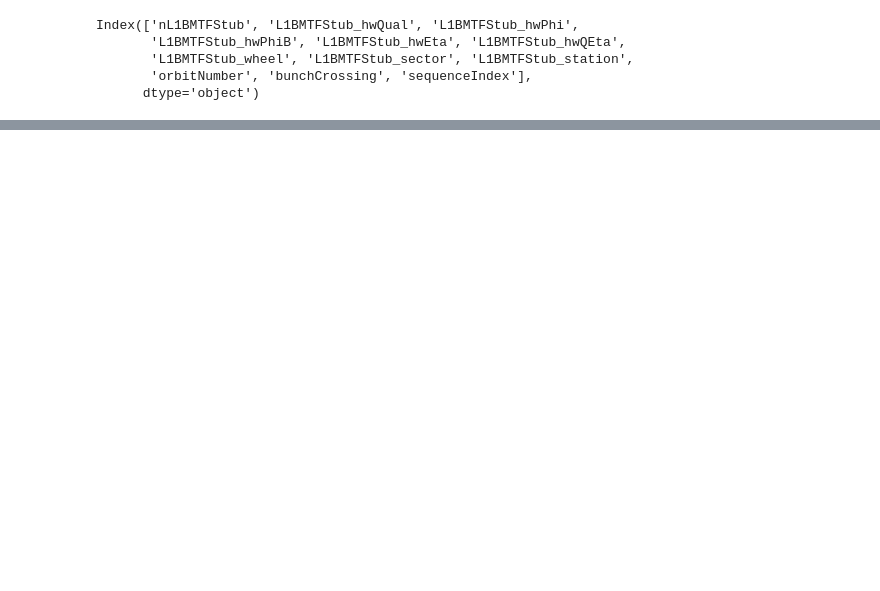
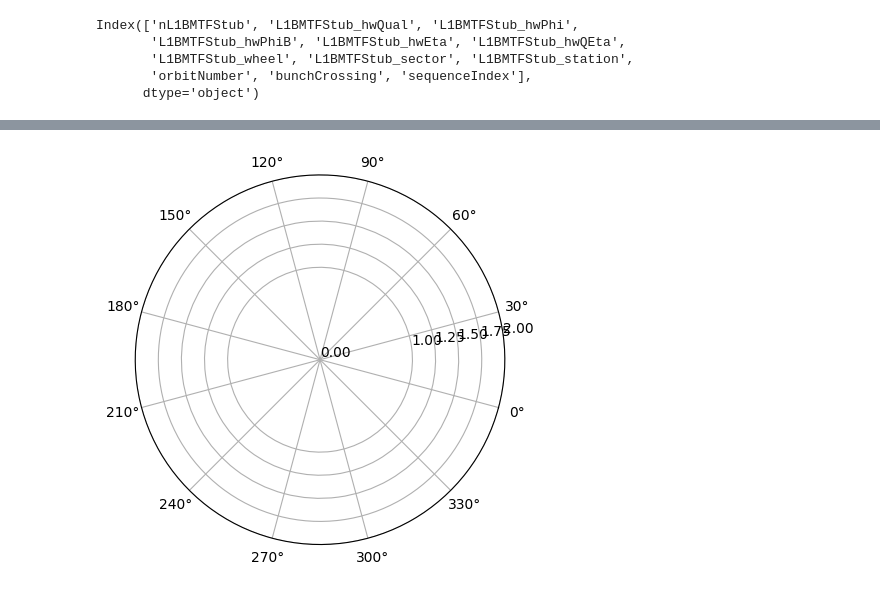
Before and after one commit to GiovanniZago/bxad-test, a Jupyter notebook: sequences_inspector.ipynb, the cells around one changed output, grey strips where cells are left out. Drawn from its saved outputs; the diff is of its cells as text; code cells hidden in the pictures; blank space fills up the shorter version.

```diff
--- a/sequences_inspector.ipynb
+++ b/sequences_inspector.ipynb
@@ -38,0 +51,9 @@ df[df["L1BMTFStub_station"] == 4]["L1BMTFStub_hwQEta"].hist()
+# %%
+fig = plt.figure()
+
+ax = fig.add_subplot(projection="polar")
+ax.set_thetagrids(range(0, 360, 30))
+ax.set_rgrids((0, 1, 1.25, 1.5, 1.75, 2))
+ax.set_theta_zero_location("E", -15)
+# %% [output]
+[figure, added]
```
Also changed, not shown: parts of 8 cells of this notebook, 2 other files.
